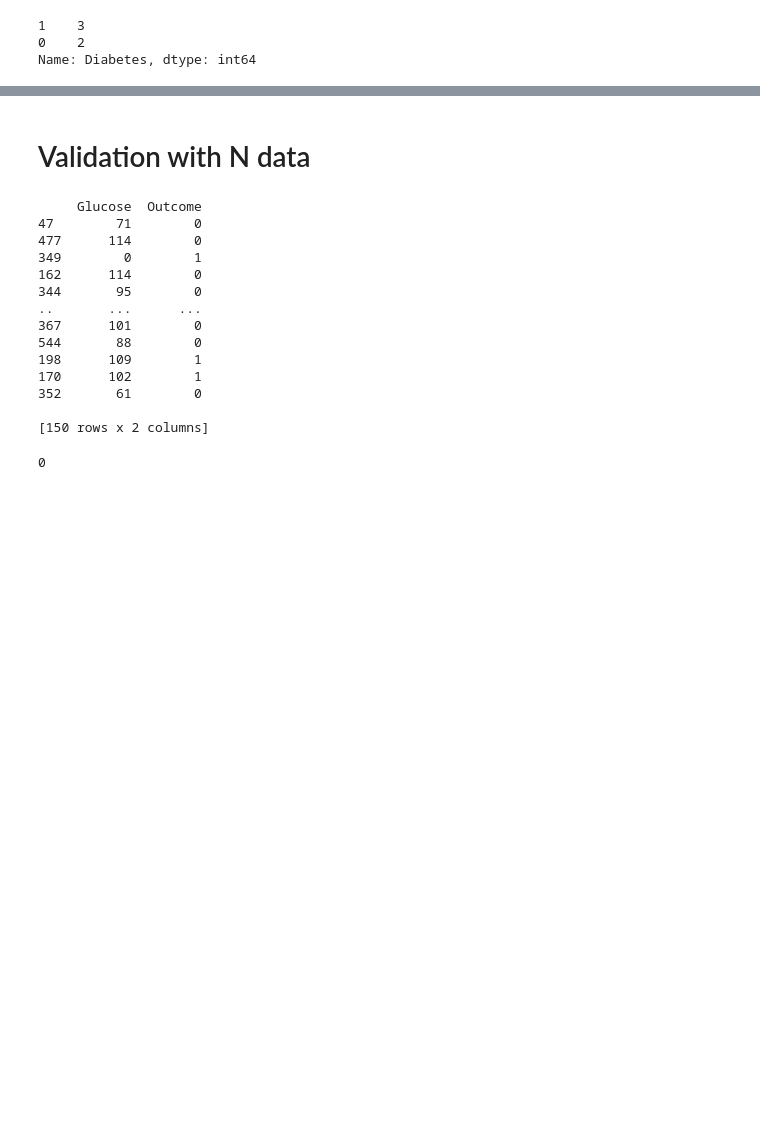
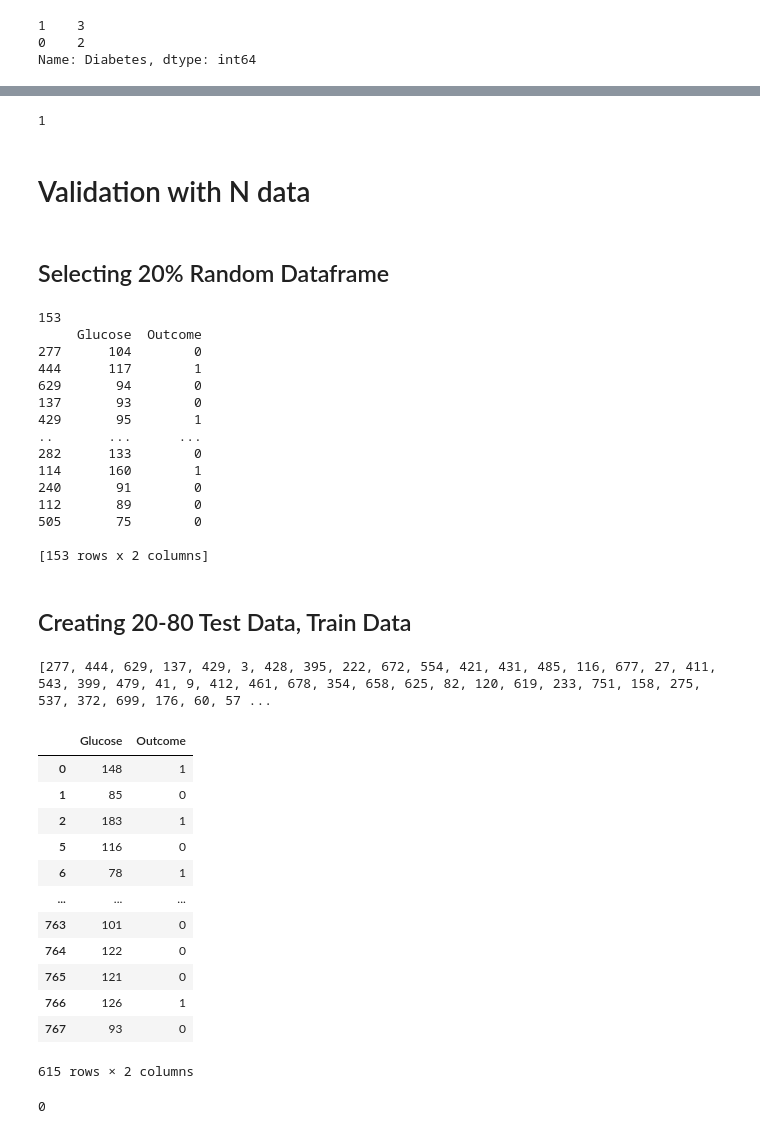
Before and after one commit to himel99/ML-Lab, a Jupyter notebook: Assignment/KNN_raw_1707082.ipynb, the cells around one changed output, grey strips where cells are left out. Drawn from its saved outputs; the diff is of its cells as text; code cells hidden in the pictures; blank space fills up the shorter version.

```diff
--- a/Assignment/KNN_raw_1707082.ipynb
+++ b/Assignment/KNN_raw_1707082.ipynb
@@ -82,7 +82,7 @@ test
 # %%
 user_data=[160]
 # %%
-columns=list(my_newdata)
+columns=list(test)
 # %%
 columns
 # %% [output]
@@ -94,7 +94,7 @@ data_arr = []
 dist_arr = []
 
 
-for i in range(0,len(data)):
+for i in range(0,len(test)):
     for j in columns:
         print(test[j][i])
         elem = test[j][i]
@@ -207,25 +203,66 @@ res
+# %%
+#res = final['Diabetes'].value_counts().argmin()
+res[1]
+if(res[0] > res[1]):
+    out = 0
+else:
+    out = 1
+out
+# %% [output]
+1
 # %% [markdown]
 # Validation with N data
+# %% [markdown]
+## Selecting 20% Random Dataframe
 # %%
-validation_data = 150
-
+split_test_percent = 20
+validation_data = int(len(test_data)*(split_test_percent/100))
+print(validation_data)
 rand = test_data.sample(n = validation_data)
 print(rand)
 # %% [output]
+153
      Glucose  Outcome
-47        71        0
-477      114        0
-349        0        1
-162      114        0
-344       95        0
+277      104        0
+444      117        1
+629       94        0
+137       93        0
+429       95        1
 ..       ...      ...
-367      101        0
-544       88        0
-198      109        1
-170      102        1
-352       61        0
+282      133        0
+114      160        1
+240       91        0
+112       89        0
+505       75        0
 
-[150 rows x 2 columns]
+[153 rows x 2 columns]
+# %% [markdown]
+## Creating 20-80 Test Data, Train Data
+# %%
+test_index = []
+rand
+train = test_data
+
+for i in range(len(rand)):
+    test_index.append(rand.index[i])
+print(test_index)
+train = train.drop(train.index[test_index])
+train
+# %% [output]
+[277, 444, 629, 137, 429, 3, 428, 395, 222, 672, 554, 421, 431, 485, 116, 677, 27, 411, 543, 399, 479, 41, 9, 412, 461, 678, 354, 658, 625, 82, 120, 619, 233, 751, 158, 275, 537, 372, 699, 176, 60, 57 ...
+|  | Glucose | Outcome |
+| 0 | 148 | 1 |
+| 1 | 85 | 0 |
+| 2 | 183 | 1 |
+| 5 | 116 | 0 |
+| 6 | 78 | 1 |
+| ... | ... | ... |
+| 763 | 101 | 0 |
+| 764 | 122 | 0 |
+| 765 | 121 | 0 |
+| 766 | 126 | 1 |
+| 767 | 93 | 0 |
+615 rows × 2 columns
 # %%
 user_data_test = rand.to_numpy()
 print(user_data_test[0][1])
```
Also changed, not shown: parts of 11 cells of this notebook, 1 other file.
